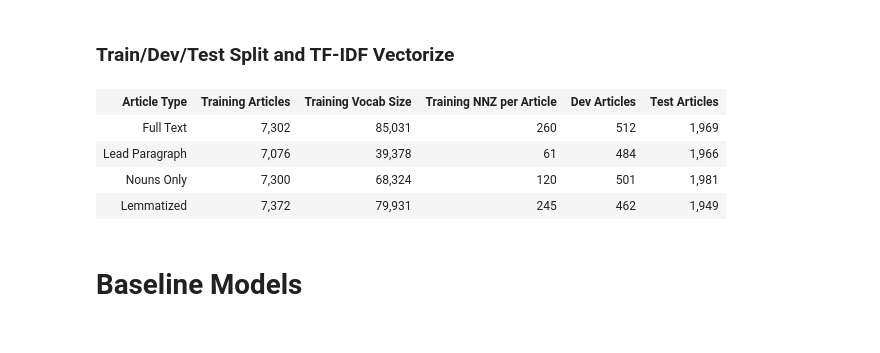
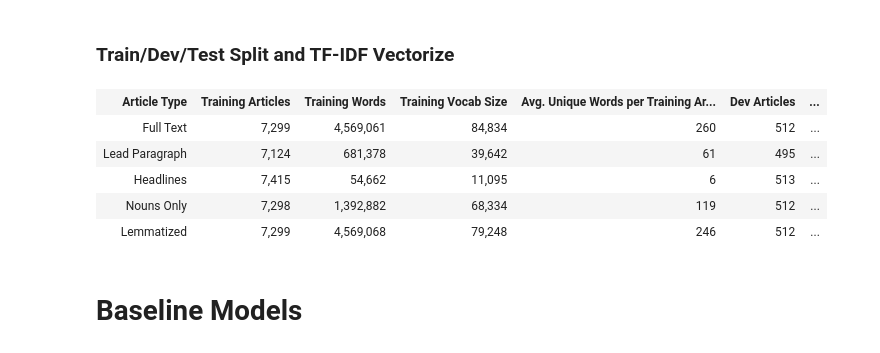
Before and after one commit to carmen16/news-article-topic-classification, a Jupyter notebook: Final_Project.ipynb, the cells around one changed output. Saved outputs shown, nothing was run; the diff lists cells and outputs as text; code cells hidden in the pictures.

```diff
--- a/Final_Project.ipynb
+++ b/Final_Project.ipynb
@@ -102,27 +106,26 @@ nouns.tfidf_vectorize()
 lemmas = split_vectorize.SplitVectorize(df_final, 'lemmas', 'Lemmatized')
 lemmas.train_test_split()
 lemmas.tfidf_vectorize()
-# %%
-from IPython.display import display, HTML
-
-html = '<table><th>Article Type</th><th>Training Articles</th><th>Training Vocab Size</th><th>Training NNZ per Article</th>'
-html += '<th>Dev Articles</th><th>Test Articles</th></tr>'
-html += '<tr><td>Full Text</td><td>{:,}</td><td>{:,}</td><td>{:,.0f}</td>'.format(full_text.tv_train.shape[0], full_text.tv_train.shape[1], full_text.tv_train.nnz / full_text.tv_train.shape[0])
-html += '<td>{:,}</td><td>{:,}</td></tr>'.format(full_text.tv_dev.shape[0], full_text.tv_test.shape[0])
-html += '<tr><td>Lead Paragraph</td><td>{:,}</td><td>{:,}</td><td>{:,.0f}</td>'.format(lead_para.tv_train.shape[0], lead_para.tv_train.shape[1], lead_para.tv_train.nnz / lead_para.tv_train.shape[0])
-html += '<td>{:,}</td><td>{:,}</td></tr>'.format(lead_para.tv_dev.shape[0], lead_para.tv_test.shape[0])
-html += '<tr><td>Nouns Only</td><td>{:,}</td><td>{:,}</td><td>{:,.0f}</td>'.format(nouns.tv_train.shape[0], nouns.tv_train.shape[1], nouns.tv_train.nnz / nouns.tv_train.shape[0])
-html += '<td>{:,}</td><td>{:,}</td></tr>'.format(nouns.tv_dev.shape[0], nouns.tv_test.shape[0])
-html += '<tr><td>Lemmatized</td><td>{:,}</td><td>{:,}</td><td>{:,.0f}</td>'.format(lemmas.tv_train.shape[0], lemmas.tv_train.shape[1], lemmas.tv_train.nnz / lemmas.tv_train.shape[0])
-html += '<td>{:,}</td><td>{:,}</td></tr>'.format(lemmas.tv_dev.shape[0], lemmas.tv_test.shape[0])
-html += '</tr></table>'
-display(HTML(html))
-# %% [output]
-| Article Type | Training Articles | Training Vocab Size | Training NNZ per Article | Dev Articles | Test Articles |
-| Full Text | 7,302 | 85,031 | 260 | 512 | 1,969 |
-| Lead Paragraph | 7,076 | 39,378 | 61 | 484 | 1,966 |
-| Nouns Only | 7,300 | 68,324 | 120 | 501 | 1,981 |
-| Lemmatized | 7,372 | 79,931 | 245 | 462 | 1,949 |
+# %%
+from IPython.display import display, HTML
+
+html = '<table><th>Article Type</th><th>Training Articles</th><th>Training Words</th><th>Training Vocab Size</th>'
+html += '<th>Avg. Unique Words per Training Article</th><th>Dev Articles</th><th>Test Articles</th></tr>'
+
+for x in [full_text, lead_para, headlines, nouns, lemmas]:
+    html += '<tr><td>{}</td><td>{:,}</td><td>{:,}</td>'.format(x.name_, x.tv_train.shape[0], x.train_words_)
+    html += '<td>{:,}</td><td>{:,.0f}</td>'.format(x.train_vocab_size_, x.train_avg_unq_words_)
+    html += '<td>{:,}</td><td>{:,}</td></tr>'.format(x.tv_dev.shape[0], x.tv_test.shape[0])
+
+html += '</table>'
+display(HTML(html))
+# %% [output]
+| Article Type | Training Articles | Training Words | Training Vocab Size | Avg. Unique Words per Training Ar... | Dev Articles | ... |
+| Full Text | 7,299 | 4,569,061 | 84,834 | 260 | 512 | ... |
+| Lead Paragraph | 7,124 | 681,378 | 39,642 | 61 | 495 | ... |
+| Headlines | 7,415 | 54,662 | 11,095 | 6 | 513 | ... |
+| Nouns Only | 7,298 | 1,392,882 | 68,334 | 119 | 512 | ... |
+| Lemmatized | 7,299 | 4,569,068 | 79,248 | 246 | 512 | ... |
 # %% [markdown]
 # Baseline Models
 # %% [markdown]
```
Also changed, not shown: parts of 6 cells of this notebook, 6 other files.
